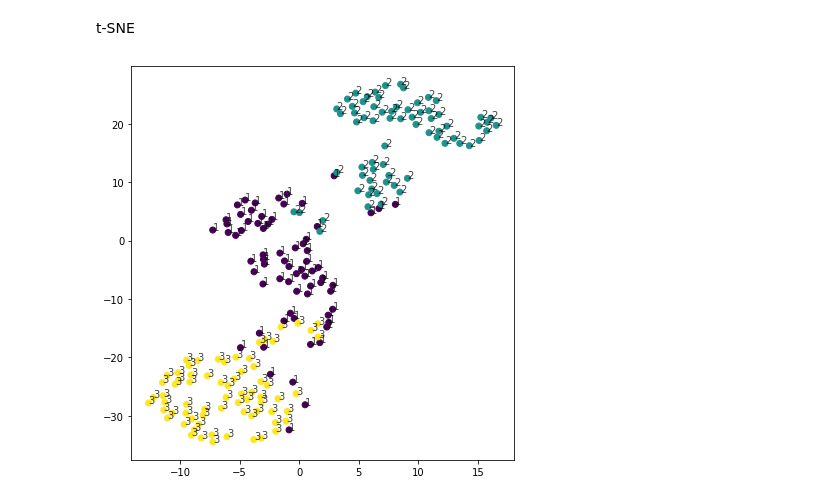
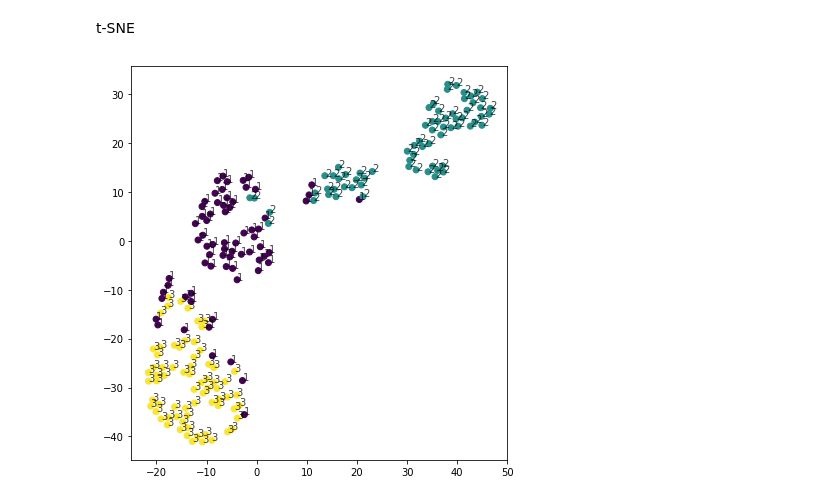
Before and after one commit to MaudDK/unsupervised-learning-scikit-grains-dataset, a Jupyter notebook: explore.ipynb, the cells around one changed output. Cells and saved outputs as stored; diff of their text form; code cells hidden in the pictures.

Commit message:
Added PCA with KMeans, model evaluation implementation started

```diff
--- a/explore.ipynb
+++ b/explore.ipynb
@@ -50,15 +50,16 @@ X = grains.drop(['variety', 'variety_number'], axis=1).values
 # %% [markdown]
 KMeans Method
 # %%
+predictions = dict()
 from sklearn.cluster import KMeans
 
 inertias = list()
 ks = list(range(1,6))
 
 for k in ks:
-    model = KMeans(n_clusters= k)
-    model.fit(X)
-    inertias.append(model.inertia_)
+    model_Kmeans = KMeans(n_clusters= k)
+    model_Kmeans.fit(X)
+    inertias.append(model_Kmeans.inertia_)
 
 plt.plot(ks, inertias, '-r')
 plt.xlabel('K-clusters')
@@ -226,18 +240,18 @@ labels
 t-SNE
 # %%
 from sklearn.manifold import TSNE
-model = TSNE(learning_rate=430, perplexity= 20, n_iter= 5000)
-tsne_features = model.fit_transform(X)
+tsne = TSNE(learning_rate=430, perplexity= 15, n_iter= 5000)
+tsne_features = tsne.fit_transform(X)
 
 xs = tsne_features[:,0]
 ys = tsne_features[:,1]
 
 # Scatter plot, coloring by variety_numbers
 fig = plt.figure(figsize=(6, 6), tight_layout = True)
 plt.scatter(xs, ys, c=grains['variety_number'])
 for x, y, val in zip(xs, ys, grains['variety_number']):
     plt.annotate(val, (x, y), fontsize=10, alpha=0.75)
 
 plt.show()
 # %% [output]
-[figure, old version]
+[figure, new version]
```
Also changed, not shown: parts of 18 cells of this notebook.
